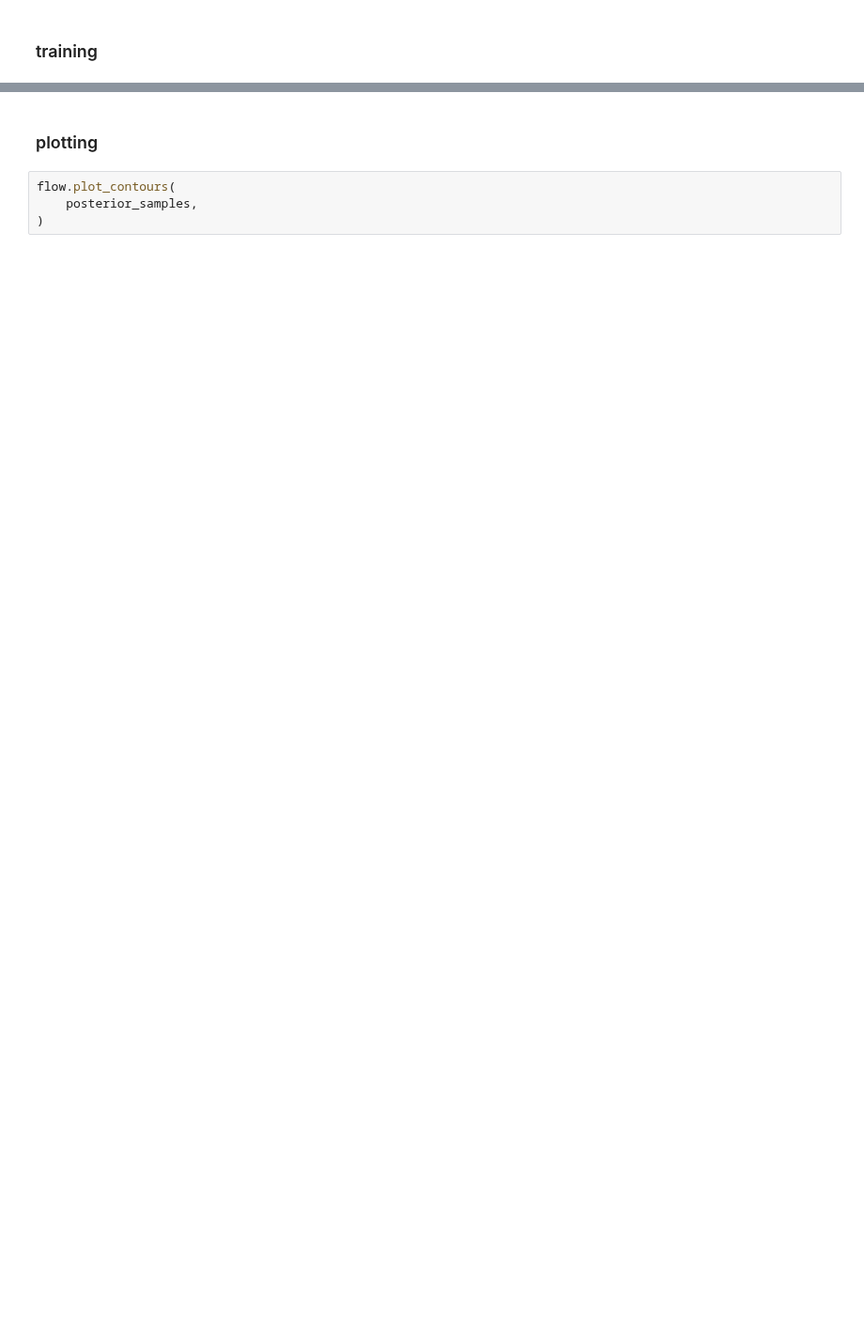
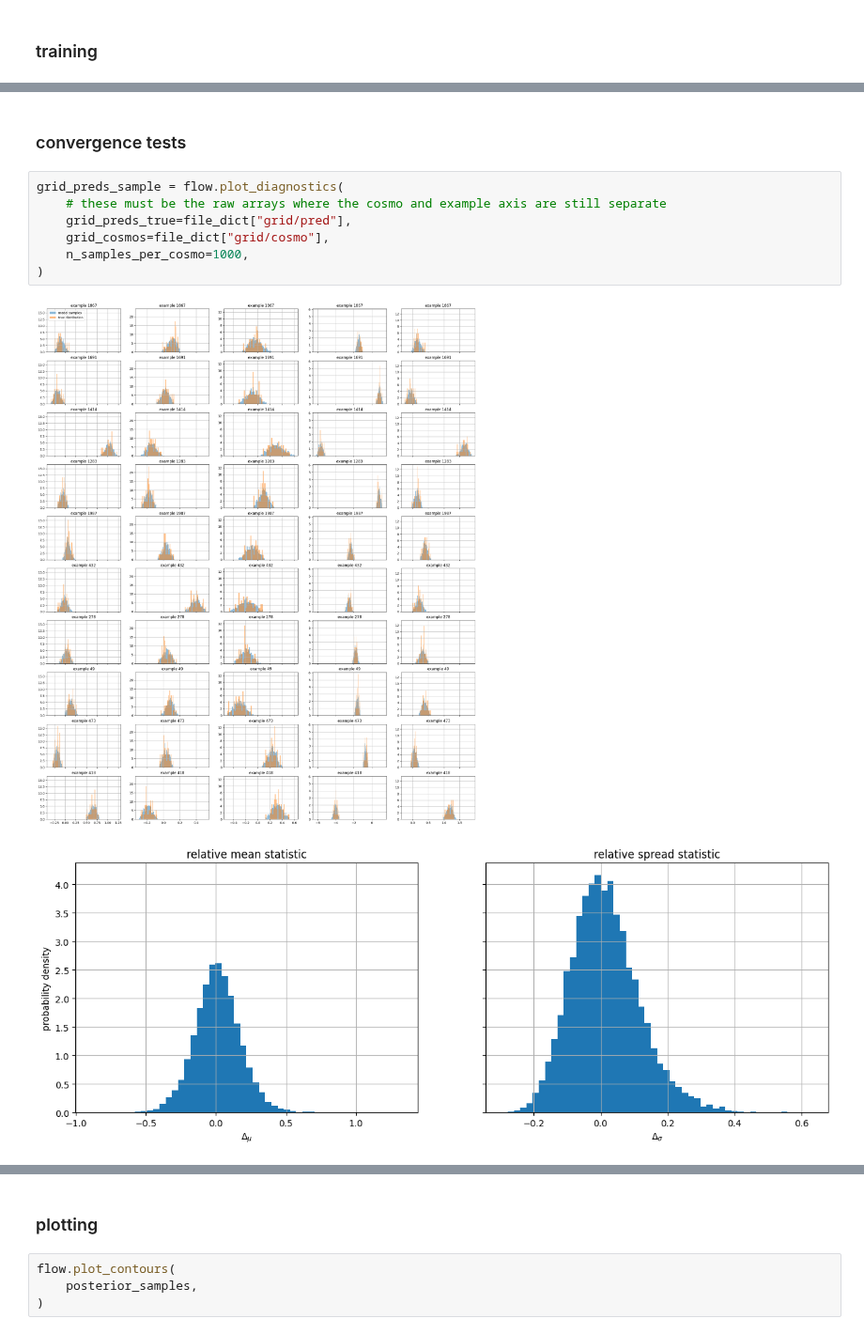
Before and after one commit to des-science/multiprobe-simulation-inference, a Jupyter notebook: notebooks/flow_conductor_network.ipynb, the cells around one changed output, grey strips where cells are left out. Shown at 94% size. Saved outputs shown, nothing was run; the diff lists cells and outputs as text; blank space fills up the shorter version.

```diff
--- a/notebooks/flow_conductor_network.ipynb
+++ b/notebooks/flow_conductor_network.ipynb
@@ -173,0 +171,12 @@ posterior_samples = flow.sample_posterior(
+# %% [markdown]
+### convergence tests
+# %%
+grid_preds_sample = flow.plot_diagnostics(
+    # these must be the raw arrays where the cosmo and example axis are still separate
+    grid_preds_true=file_dict["grid/pred"],
+    grid_cosmos=file_dict["grid/cosmo"],
+    n_samples_per_cosmo=1000,
+)
+# %% [output]
+[figure, added]
+[figure, added]
```
Also changed, not shown: parts of 12 cells of this notebook, 6 other files.
